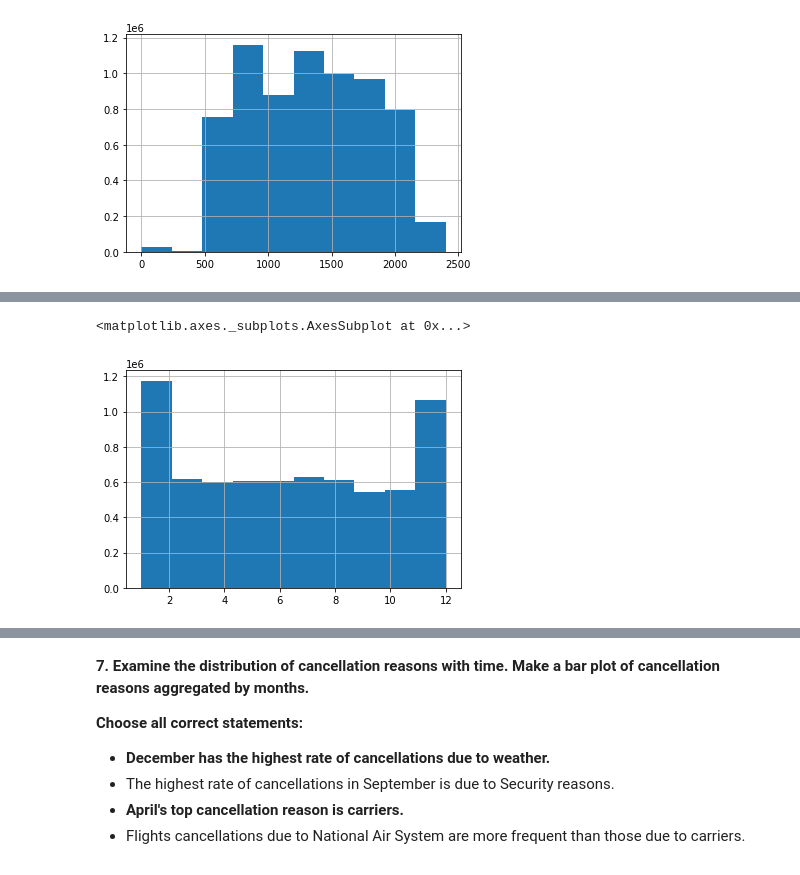
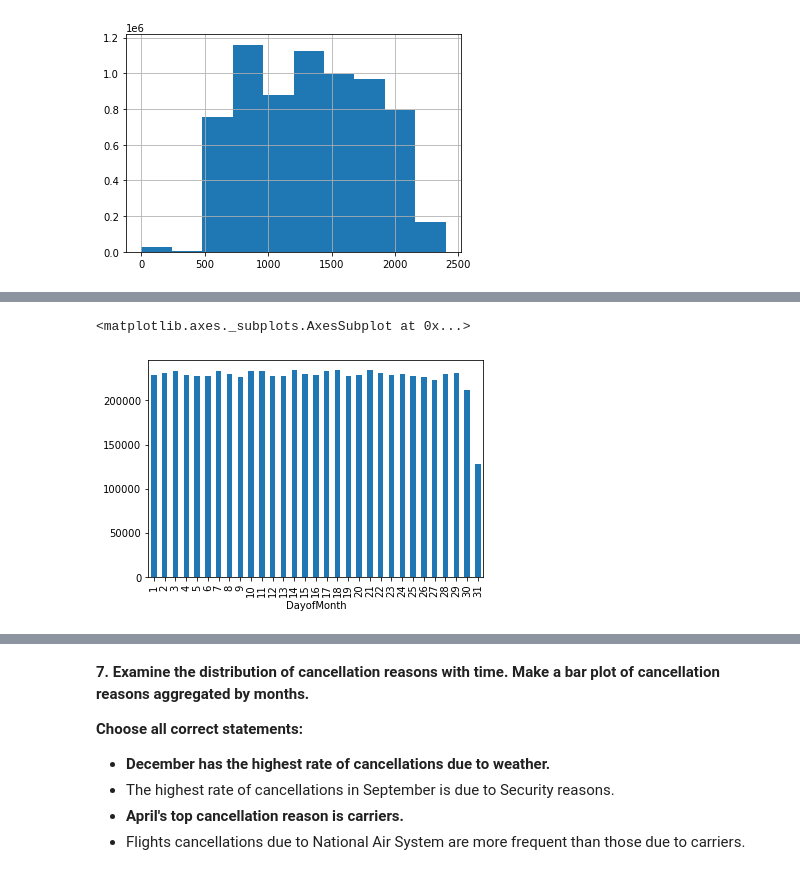
Before and after one commit to drkrmz/cs102, a Jupyter notebook: homework11/assignment2_USA_flights.ipynb, the cells around one changed output, grey strips where cells are left out. Cells and saved outputs as stored; diff of their text form; code cells hidden in the pictures.

```diff
--- a/homework11/assignment2_USA_flights.ipynb
+++ b/homework11/assignment2_USA_flights.ipynb
@@ -329,5 +319,5 @@ flights_df['DayOfWeek'].hist()
-# %%
-flights_df['Month'].hist()
-# %% [output]
-<matplotlib.axes._subplots.AxesSubplot at 0x...>
-[figure, removed]
+# %%
+flights_df.groupby('DayofMonth').size().plot(kind='bar')
+# %% [output]
+<matplotlib.axes._subplots.AxesSubplot at 0x...>
+[figure, added]
```
Also changed, not shown: parts of 7 cells of this notebook.
